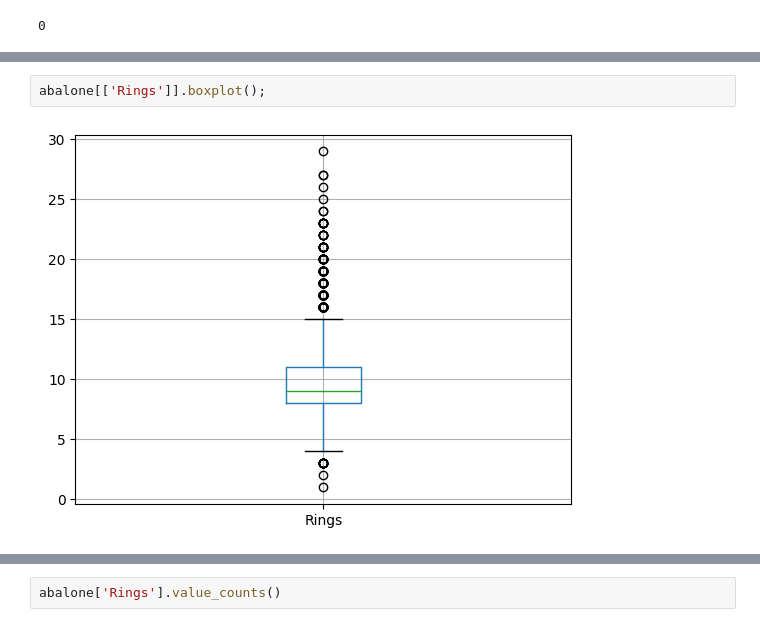
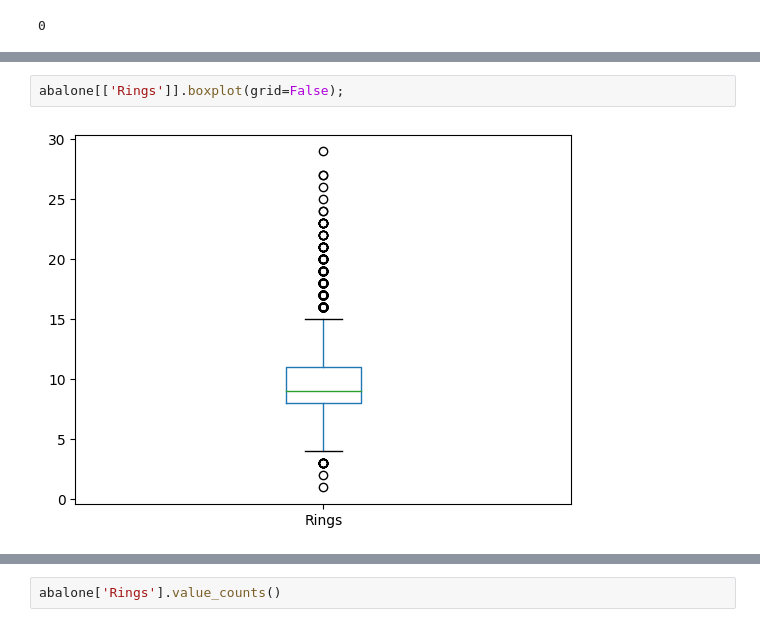
Before and after one commit to hyonnys/tp1, a Jupyter notebook: AIB_TP1_EDA.ipynb, the cells around one changed output, grey strips where cells are left out. Cells and saved outputs as stored; diff of their text form.

```diff
--- a/AIB_TP1_EDA.ipynb
+++ b/AIB_TP1_EDA.ipynb
@@ -147,4 +133,4 @@ abalone_x.hist(figsize=(10,10));
 # %%
-abalone[['Rings']].boxplot();
+abalone[['Rings']].boxplot(grid=False);
 # %% [output]
-[figure, old version]
+[figure, new version]
```
Also changed, not shown: parts of 42 cells of this notebook.
